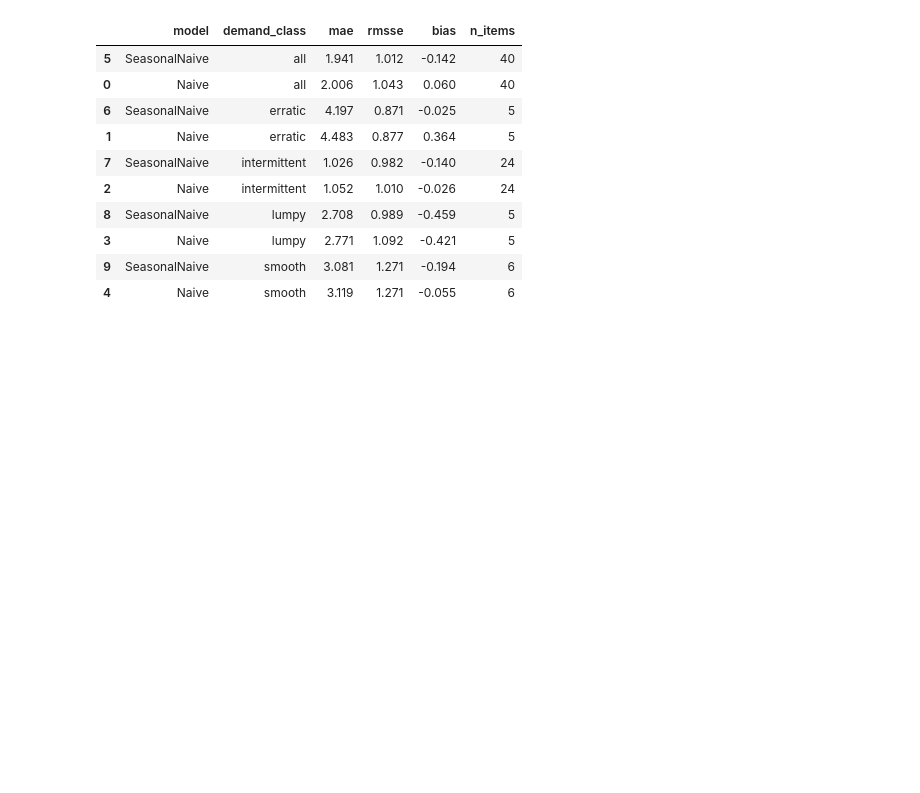
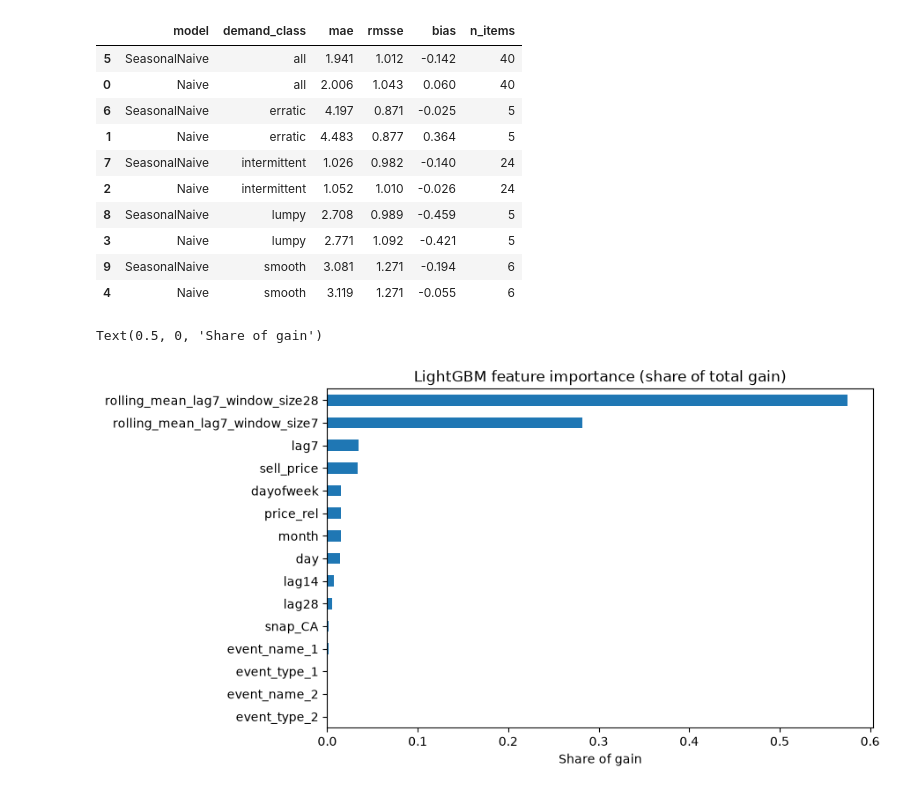
Before and after one commit to vitorneve-s7/supply-chain-decision-platform, a Jupyter notebook: notebooks/02_forecasting.ipynb, the cells around one changed output. Saved outputs shown, nothing was run; the diff lists cells and outputs as text; code cells hidden in the pictures; blank space fills up the shorter version.

Commit message:
Add global LightGBM model

```diff
--- a/notebooks/02_forecasting.ipynb
+++ b/notebooks/02_forecasting.ipynb
@@ -33,3 +33,22 @@ summarise(evaluate(res, train, classes)).round(3)
 | 3 | Naive | lumpy | 2.771 | 1.092 | -0.421 | 5 |
 | 9 | SeasonalNaive | smooth | 3.081 | 1.271 | -0.194 | 6 |
 | 4 | Naive | smooth | 3.119 | 1.271 | -0.055 | 6 |
+# %%
+from src.forecasting.ml import add_ml_features, make_mlforecast
+
+fcst = make_mlforecast()
+fcst.fit(add_ml_features(train), static_features=[])
+
+model = fcst.models_["LightGBM"]
+importance = pd.Series(
+    model.booster_.feature_importance(importance_type="gain"),
+    index=model.booster_.feature_name(),
+)
+importance = (importance / importance.sum()).sort_values()
+
+ax = importance.plot.barh(figsize=(8, 5), color="tab:blue")
+ax.set_title("LightGBM feature importance (share of total gain)")
+ax.set_xlabel("Share of gain")
+# %% [output]
+Text(0.5, 0, 'Share of gain')
+[figure, added]
```
Also changed, not shown: parts of 3 cells of this notebook, 9 other files.
